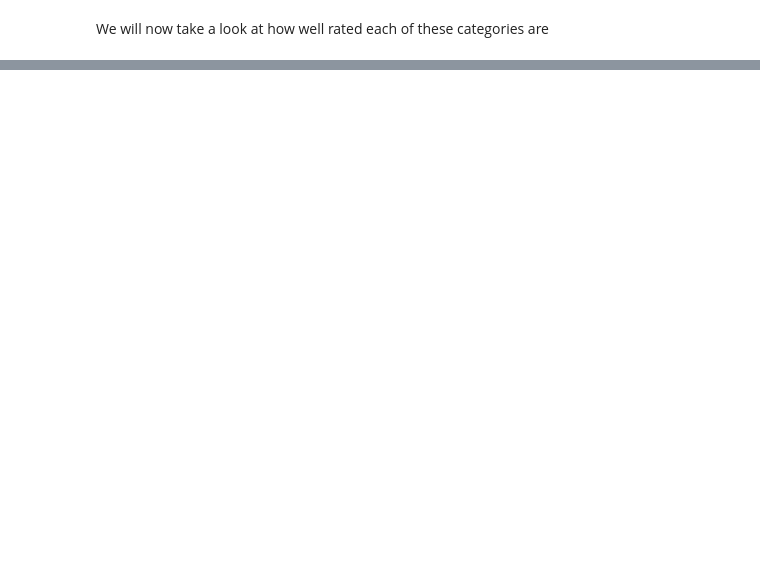
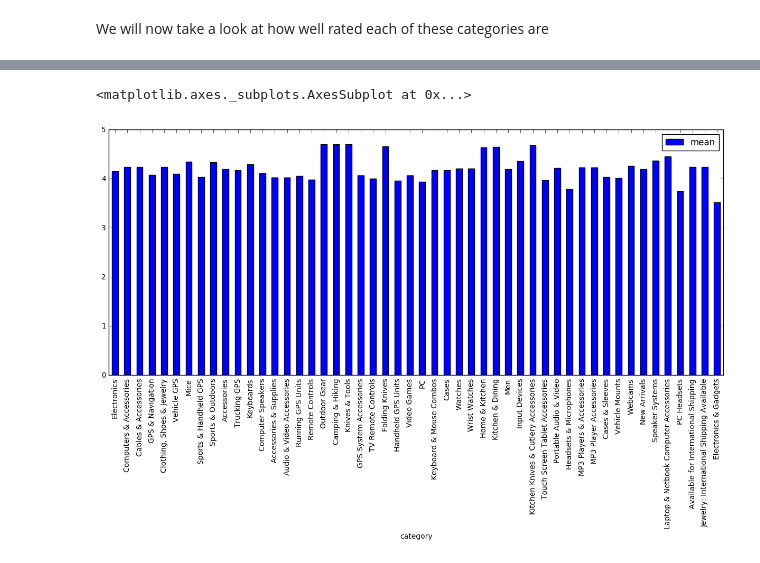
Before and after one commit to bojanp94/ADAProject, a Jupyter notebook: swiss products.ipynb, the cells around one changed output, grey strips where cells are left out. Cells and saved outputs as stored; diff of their text form; code cells hidden in the pictures; blank space fills up the shorter version.

```diff
--- a/swiss products.ipynb
+++ b/swiss products.ipynb
@@ -147,0 +168,7 @@ KeyError: 'Level Electronics must be same as name (None)'
+# %%
+res = pd.DataFrame(columns=('category', 'mean'))
+i=0
+for val in categoriesCount.keys():
+    mean = swissDF[swissDF.categories.apply(lambda x: ' '.join(x)).str.contains(val)].overall.mean()
+    res.loc[i] = [val,mean]
+    i=i+1
@@ -147,0 +184,5 @@ KeyError: 'Level Electronics must be same as name (None)'
+# %%
+res.plot.bar(x = res.category, figsize=(15,6))
+# %% [output]
+<matplotlib.axes._subplots.AxesSubplot at 0x...>
+[figure, added]
```
Also changed, not shown: parts of 7 cells of this notebook.
